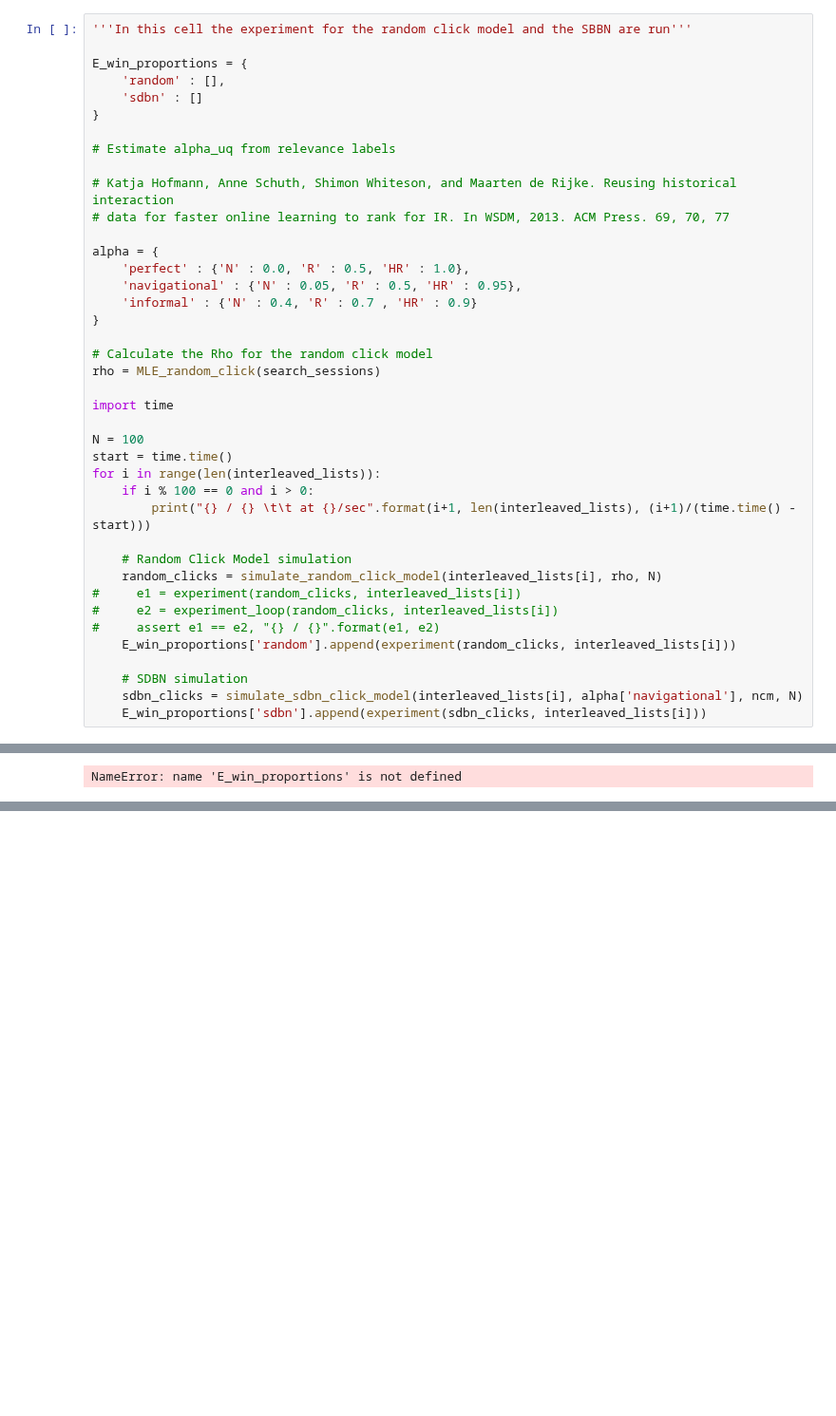
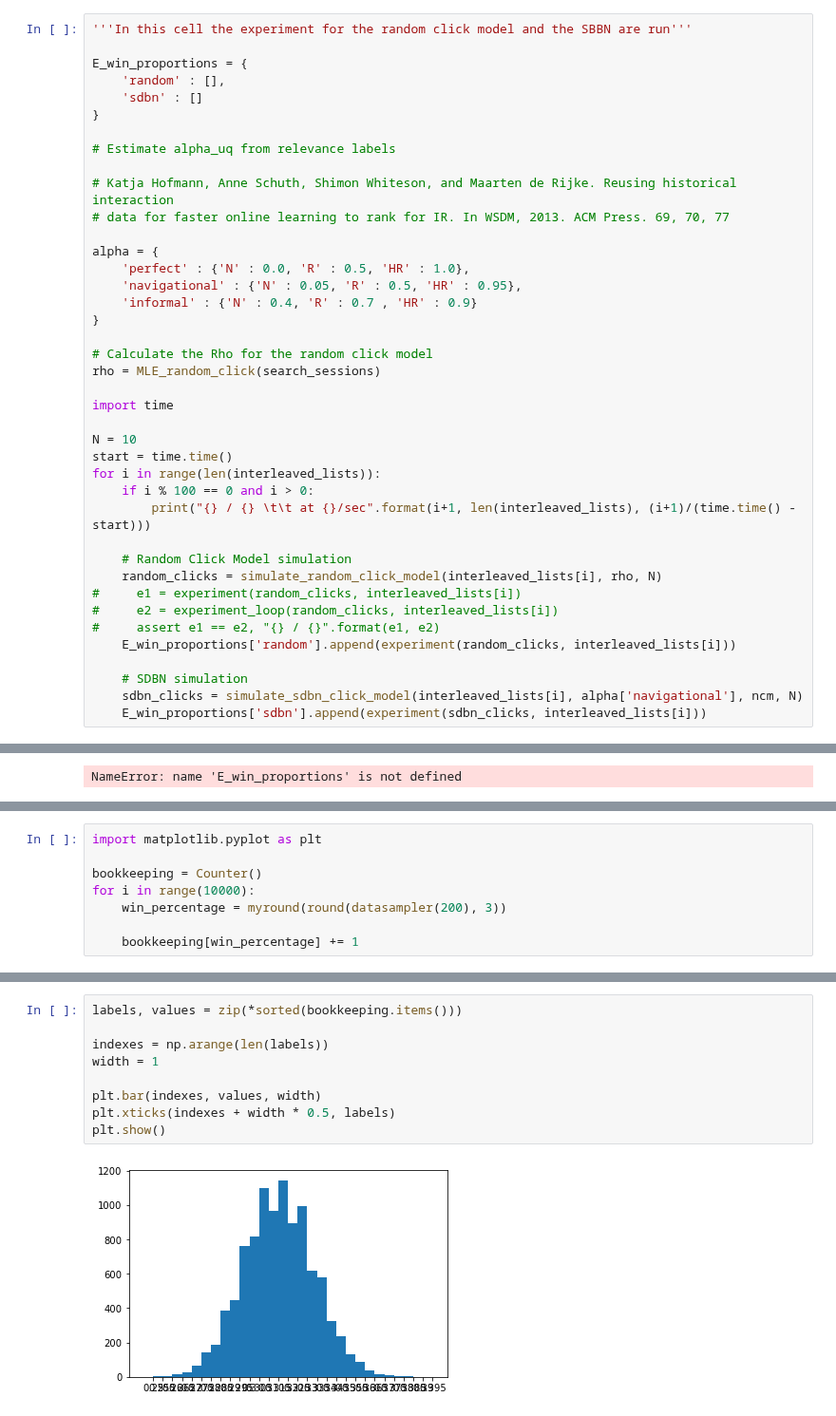
Before and after one commit to JappaB/Information-Retrieval, a Jupyter notebook: 11389095_10437215_10260250-hw1.ipynb, the cells around one changed output, grey strips where cells are left out. Shown at 95% size. Drawn from its saved outputs; the diff is of its cells as text; blank space fills up the shorter version.

Commit message:
Bookkeeping + Bootstrap histogram

```diff
--- a/11389095_10437215_10260250-hw1.ipynb
+++ b/11389095_10437215_10260250-hw1.ipynb
@@ -607,7 +607,7 @@ rho = MLE_random_click(search_sessions)
 
 import time
 
-N = 100
+N = 10
 start = time.time()
 for i in range(len(interleaved_lists)):
     if i % 100 == 0 and i > 0:
@@ -736,0 +870,8 @@ IndexError: tuple index out of range
+# %%
+import matplotlib.pyplot as plt
+
+bookkeeping = Counter()
+for i in range(10000):
+    win_percentage = myround(round(datasampler(200), 3))
+
+    bookkeeping[win_percentage] += 1
@@ -736,0 +882,11 @@ IndexError: tuple index out of range
+# %%
+labels, values = zip(*sorted(bookkeeping.items()))
+
+indexes = np.arange(len(labels))
+width = 1
+
+plt.bar(indexes, values, width)
+plt.xticks(indexes + width * 0.5, labels)
+plt.show()
+# %% [output]
+[figure, added]
```
Also changed, not shown: parts of 11 cells of this notebook.
